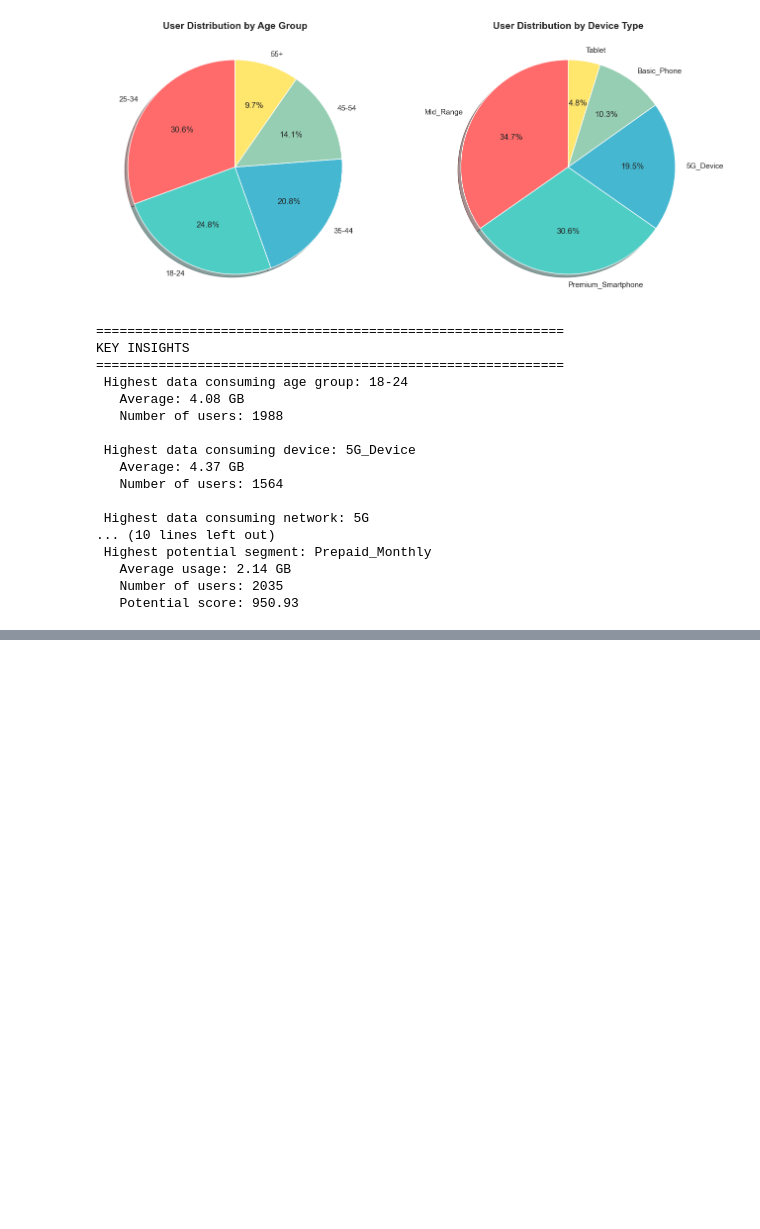
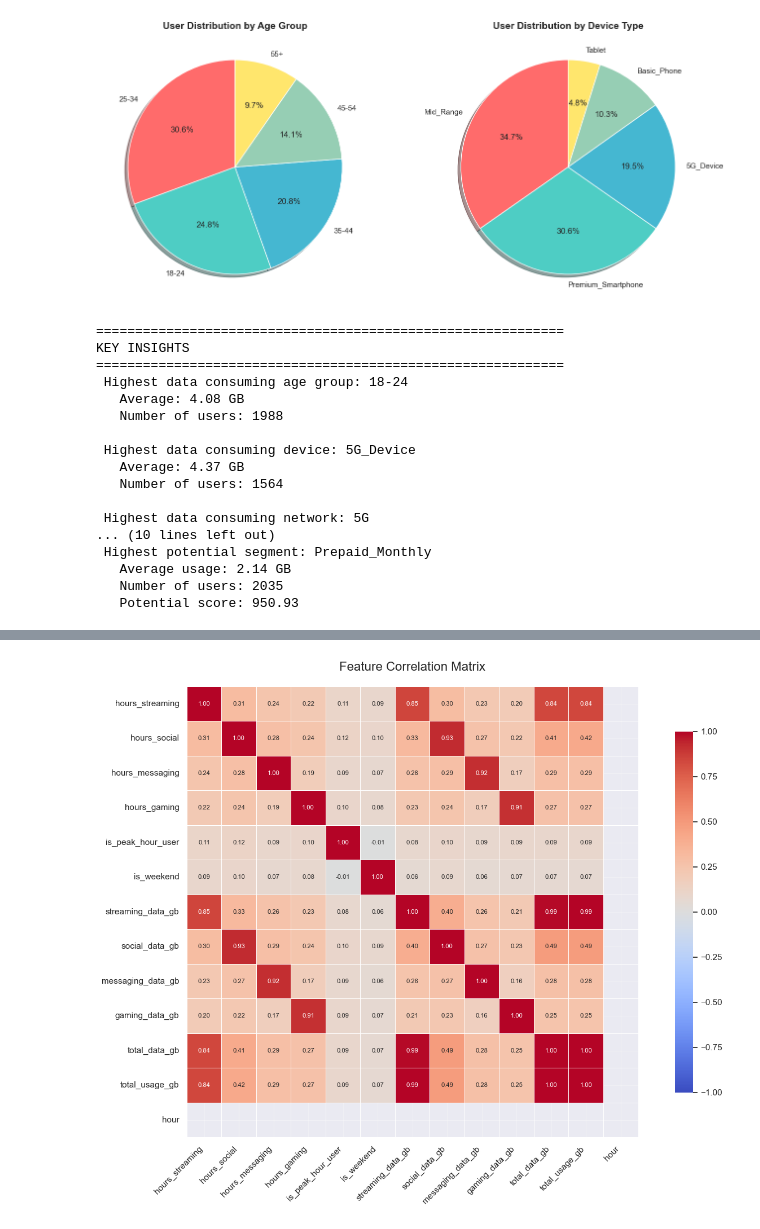
Before and after one commit to JmineSA/telecom-consumption-intelligence, a Jupyter notebook: notebooks/02_exploratory_data_analysis.ipynb, the cells around one changed output, grey strips where cells are left out. Cells and saved outputs as stored; diff of their text form; code cells hidden in the pictures; blank space fills up the shorter version.

Commit message:
done with business summary left to save data for modeling

```diff
--- a/notebooks/02_exploratory_data_analysis.ipynb
+++ b/notebooks/02_exploratory_data_analysis.ipynb
@@ -1509,0 +1409,80 @@ Summary saved to 'business_summary.txt'
+# %%
+# Calculate correlation matrix - only for numeric columns
+corr_matrix = train_data.select_dtypes(include=[np.number]).corr()
+
+# Create heatmap with better formatting
+plt.figure(figsize=(14, 10))
+sns.heatmap(
+    corr_matrix,
+    annot=True,           # Show correlation values
+    cmap='coolwarm',      # Color scheme
+    fmt=".2f",           # Format to 2 decimal places
+    linewidths=0.5,      # Grid line width
+    square=True,          # Square cells
+    cbar_kws={"shrink": 0.8},  # Color bar size
+    vmin=-1, vmax=1,      # Correlation range
+    annot_kws={"size": 8}  # Annotation font size
+)
+
+# Rotate labels for better readability
+plt.xticks(rotation=45, ha='right')
+plt.yticks(rotation=0)
+
+# Add title
+plt.title('Feature Correlation Matrix', fontsize=16, pad=20)
+
+# Adjust layout
+plt.tight_layout()
+
+# Show plot
+plt.show()
+
+# Print most correlated features (for analysis)
+print("\nTOP FEATURE CORRELATIONS:")
+print("="*50)
+
+# Get upper triangle of correlation matrix
+upper = corr_matrix.where(np.triu(np.ones(corr_matrix.shape), k=1).astype(bool))
+
+# Find features with high correlation
+high_corr_features = [column for column in upper.columns if any(upper[column] > 0.5)]
+print(f"\nFeatures with high correlation (>0.5):")
+if high_corr_features:
+    for feature in high_corr_features:
+        print(f"   • {feature}")
+else:
+    print("   No features with correlation > 0.5")
+
+# Find top correlations
+print("\nTop 5 Most Positive Correlations:")
+# Flatten correlation matrix and sort
+corr_pairs = []
+for i in range(len(corr_matrix.columns)):
+    for j in range(i+1, len(corr_matrix.columns)):
+        corr_pairs.append((corr_matrix.columns[i], corr_matrix.columns[j], corr_matrix.iloc[i, j]))
+
+
+# Save correlation analysis to file
+corr_summary = f"""
+CORRELATION MATRIX ANALYSIS
+{'='*50}
+
+Shape of correlation matrix: {corr_matrix.shape}
+Total numeric features analyzed: {len(corr_matrix.columns)}
+
+TOP CORRELATIONS:
+{'-'*50}
+
+Most Positive Correlations:
+"""
+for pair in corr_pairs[:10]:
+    corr_summary += f"   {pair[0]} ↔ {pair[1]}: {pair[2]:.2f}\n"
+
+
+# Save to file
+with open('correlation_analysis.txt', 'w', encoding='utf-8') as f:
+    f.write(corr_summary)
+
+print("\nCorrelation analysis saved to 'correlation_analysis.txt'")
+# %% [output]
+[figure, added]
```
Also changed, not shown: parts of 3 cells of this notebook, 2 other files.
